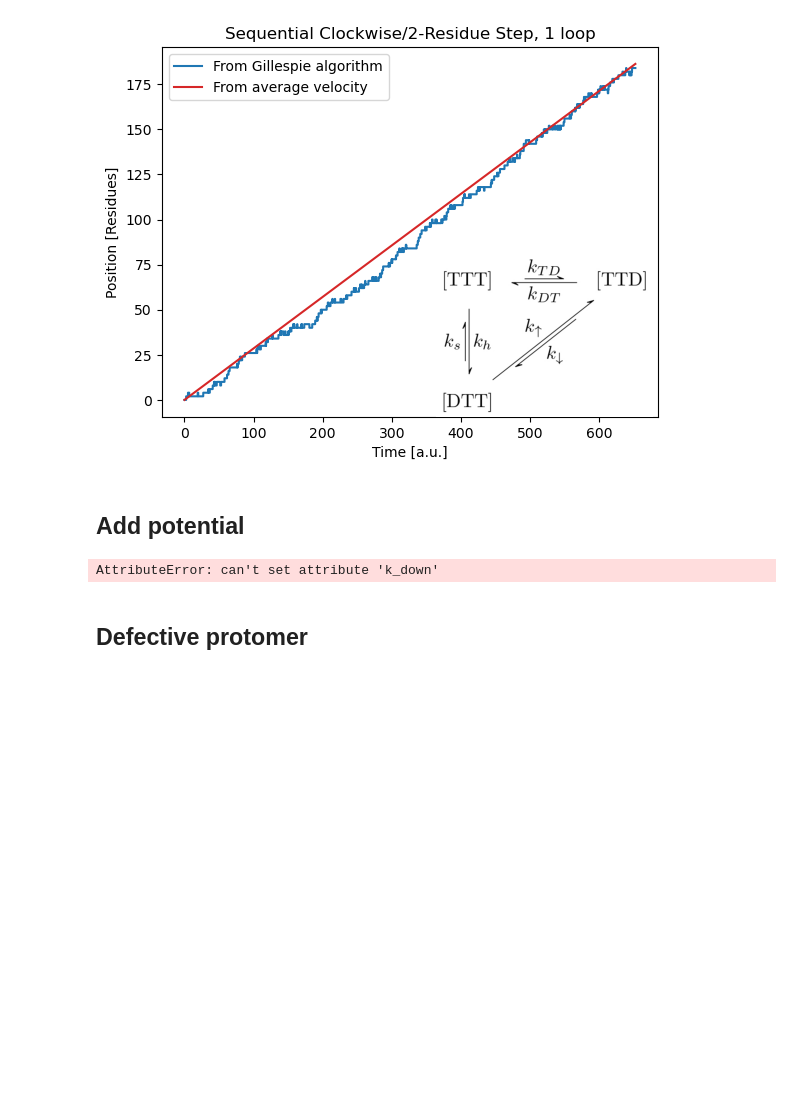
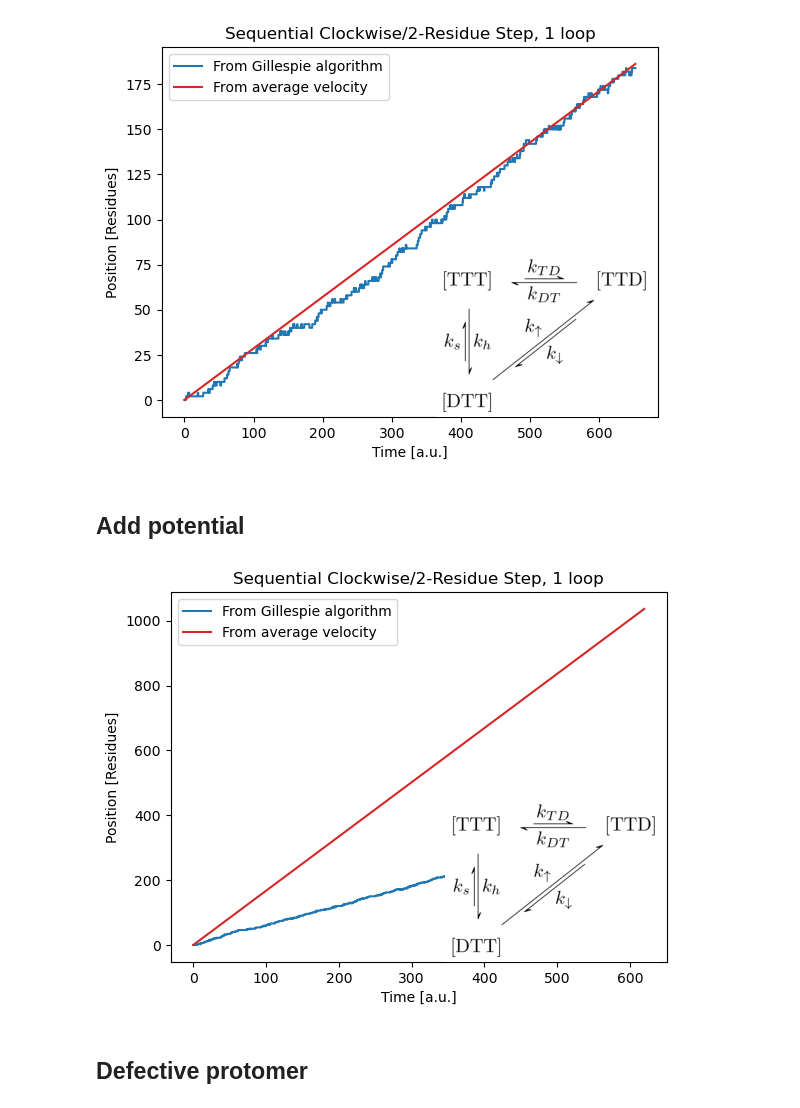
Before and after one commit to antmaier/Projet-de-Master, a Jupyter notebook: UnderstandingGillespieAlgorithm.ipynb, the cells around one changed output. Saved outputs shown, nothing was run; the diff lists cells and outputs as text; code cells hidden in the pictures; blank space fills up the shorter version.

```diff
--- a/UnderstandingGillespieAlgorithm.ipynb
+++ b/UnderstandingGillespieAlgorithm.ipynb
@@ -976,30 +772,28 @@ ax = SC_2R_1_loop.plot_position_evolution(
 ## Add potential
 # %%
 # If positive, potential increases when chaperone goes up
-potential_over_temperature = 0.2
+potential_over_temperature = -1
 SC_2R_1_loop = SC2R1Loop()
 for u, v, attributes in SC_2R_1_loop.kinetic_scheme.edges(data=True):
     if 'displacement' in attributes and attributes['displacement'] > 0:
-        attributes['rate'] *= np.exp(-potential_over_temperature)
-        setattr(SC_2R_1_loop, attributes['name'], attributes['rate'])
+        attributes['rate']() *= np.exp(-potential_over_temperature)
     elif 'displacement' in attributes and attributes['displacement'] < 0:
-        attributes['rate'] *= np.exp(potential_over_temperature)
-        setattr(SC_2R_1_loop, attributes['name'], attributes['rate'])
+        attributes['rate']() *= np.exp(potential_over_temperature)
 
 SC_2R_1_loop_position = SC_2R_1_loop.gillespie(
     n_steps=1000,
     n_simulations=1,
     cumulative_sums={'position': 'displacement'})
 
 ax = SC_2R_1_loop.plot_position_evolution(
     SC_2R_1_loop_position[['timestamp', 'position']],
     time_unit=r"a.u.",
     position_unit="Residues",
     kinetic_scheme_image_path="SC_2R_1_loop_kinetic_scheme.jpg",
     title="Sequential Clockwise/2-Residue Step, 1 loop"
 )
 # %% [output]
-AttributeError: can't set attribute 'k_down'
+[figure, added]
 # %% [markdown]
 ## Defective protomer
 # %% [markdown]
```
Also changed, not shown: parts of 4 cells of this notebook.
